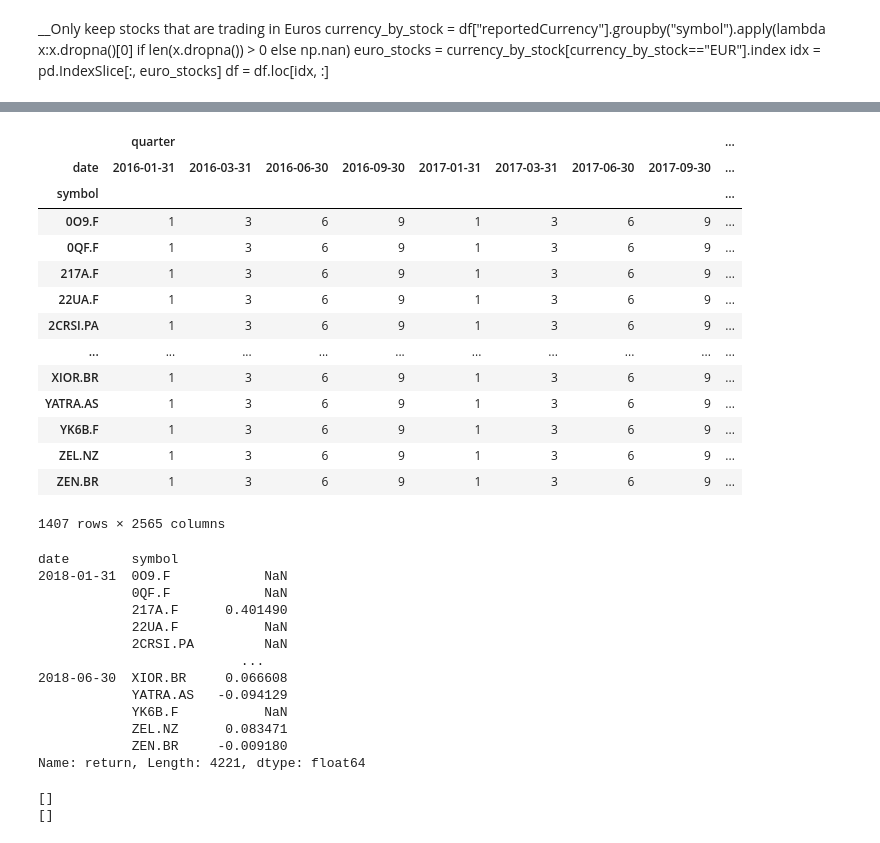
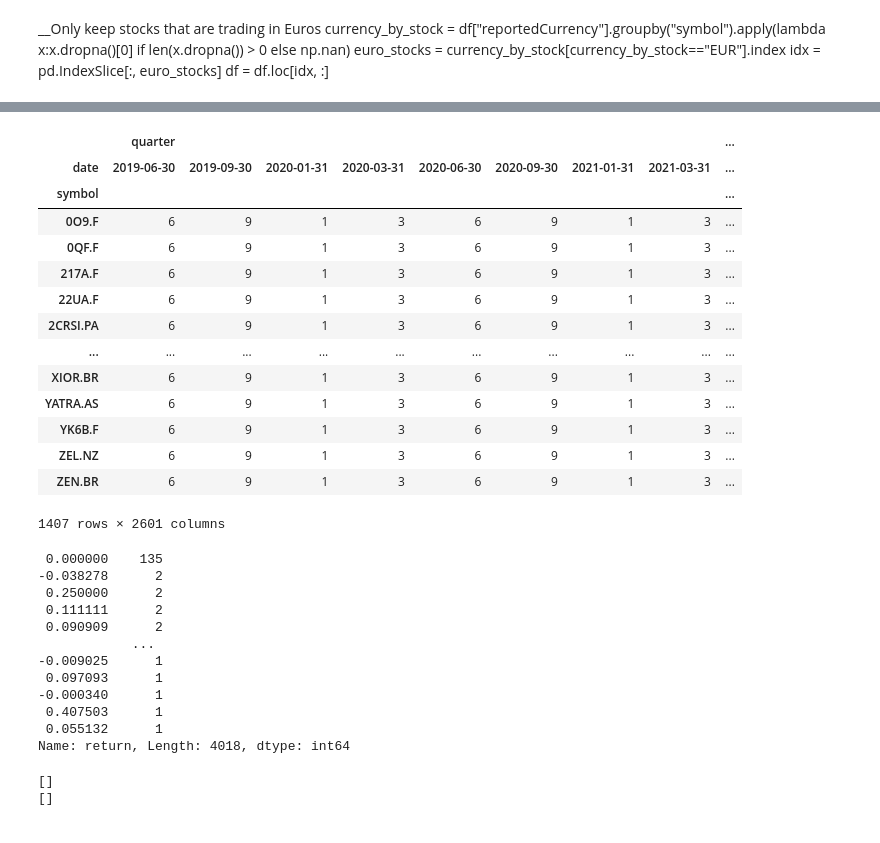
Before and after one commit to kaancaylan/quinten-stock-prediction, a Jupyter notebook: notebooks/modelling.ipynb, the cells around one changed output, grey strips where cells are left out. Cells and saved outputs as stored; diff of their text form; code cells hidden in the pictures.

```diff
--- a/notebooks/modelling.ipynb
+++ b/notebooks/modelling.ipynb
@@ -60,45 +71,44 @@ df = df.loc[idx, :]
 # %%
 # Set train and validation dates
-train_dates = {"start": dt.datetime(2016, 1, 31), "end": dt.datetime(2018, 1, 31)}
-val_dates = {"start": dt.datetime(2018, 1, 31), "end": dt.datetime(2018, 6, 30)}
+train_dates = {"start": dt.datetime(2019, 6, 30), "end": dt.datetime(2021, 6, 30)}
+val_dates = {"start": dt.datetime(2021, 6, 30), "end": dt.datetime(2022, 1, 31)}
 
 X_train = df.loc[train_dates["start"]: train_dates["end"]]
 X_train = X_train.unstack(level=0).drop("year", axis=1)
 X_train
 # %% [output]
 |  | quarter |  |  |  |  |  |  |  | ... |
-| date | 2016-01-31 | 2016-03-31 | 2016-06-30 | 2016-09-30 | 2017-01-31 | 2017-03-31 | 2017-06-30 | 2017-09-30 | ... |
+| date | 2019-06-30 | 2019-09-30 | 2020-01-31 | 2020-03-31 | 2020-06-30 | 2020-09-30 | 2021-01-31 | 2021-03-31 | ... |
 | symbol |  |  |  |  |  |  |  |  | ... |
-| 0O9.F | 1 | 3 | 6 | 9 | 1 | 3 | 6 | 9 | ... |
-| 0QF.F | 1 | 3 | 6 | 9 | 1 | 3 | 6 | 9 | ... |
-| 217A.F | 1 | 3 | 6 | 9 | 1 | 3 | 6 | 9 | ... |
-| 22UA.F | 1 | 3 | 6 | 9 | 1 | 3 | 6 | 9 | ... |
-| 2CRSI.PA | 1 | 3 | 6 | 9 | 1 | 3 | 6 | 9 | ... |
+| 0O9.F | 6 | 9 | 1 | 3 | 6 | 9 | 1 | 3 | ... |
+| 0QF.F | 6 | 9 | 1 | 3 | 6 | 9 | 1 | 3 | ... |
+| 217A.F | 6 | 9 | 1 | 3 | 6 | 9 | 1 | 3 | ... |
+| 22UA.F | 6 | 9 | 1 | 3 | 6 | 9 | 1 | 3 | ... |
+| 2CRSI.PA | 6 | 9 | 1 | 3 | 6 | 9 | 1 | 3 | ... |
 | ... | ... | ... | ... | ... | ... | ... | ... | ... | ... |
-| XIOR.BR | 1 | 3 | 6 | 9 | 1 | 3 | 6 | 9 | ... |
-| YATRA.AS | 1 | 3 | 6 | 9 | 1 | 3 | 6 | 9 | ... |
-| YK6B.F | 1 | 3 | 6 | 9 | 1 | 3 | 6 | 9 | ... |
-| ZEL.NZ | 1 | 3 | 6 | 9 | 1 | 3 | 6 | 9 | ... |
-| ZEN.BR | 1 | 3 | 6 | 9 | 1 | 3 | 6 | 9 | ... |
+| XIOR.BR | 6 | 9 | 1 | 3 | 6 | 9 | 1 | 3 | ... |
+| YATRA.AS | 6 | 9 | 1 | 3 | 6 | 9 | 1 | 3 | ... |
+| YK6B.F | 6 | 9 | 1 | 3 | 6 | 9 | 1 | 3 | ... |
+| ZEL.NZ | 6 | 9 | 1 | 3 | 6 | 9 | 1 | 3 | ... |
+| ZEN.BR | 6 | 9 | 1 | 3 | 6 | 9 | 1 | 3 | ... |
-1407 rows × 2565 columns
+1407 rows × 2601 columns
 # %%
 # y_train =
 test_per_rets = df.loc[val_dates["start"]: val_dates["end"], "return"]
-test_per_rets
+test_per_rets.value_counts()
 # %% [output]
-date        symbol
-2018-01-31  0O9.F            NaN
-            0QF.F            NaN
-            217A.F      0.401490
-            22UA.F           NaN
-            2CRSI.PA         NaN
-                          ...
-2018-06-30  XIOR.BR     0.066608
-            YATRA.AS   -0.094129
-            YK6B.F           NaN
-            ZEL.NZ      0.083471
-            ZEN.BR     -0.009180
-Name: return, Length: 4221, dtype: float64
+ 0.000000    135
+-0.038278      2
+ 0.250000      2
+ 0.111111      2
+ 0.090909      2
+            ...
+-0.009025      1
+ 0.097093      1
+-0.000340      1
+ 0.407503      1
+ 0.055132      1
+Name: return, Length: 4018, dtype: int64
 # %%
 # drop stocks with missing returns for this period
 to_drop = test_per_rets[test_per_rets.isna()].index.get_level_values("symbol").unique()
```
Also changed, not shown: parts of 17 cells of this notebook, 3 other files.
